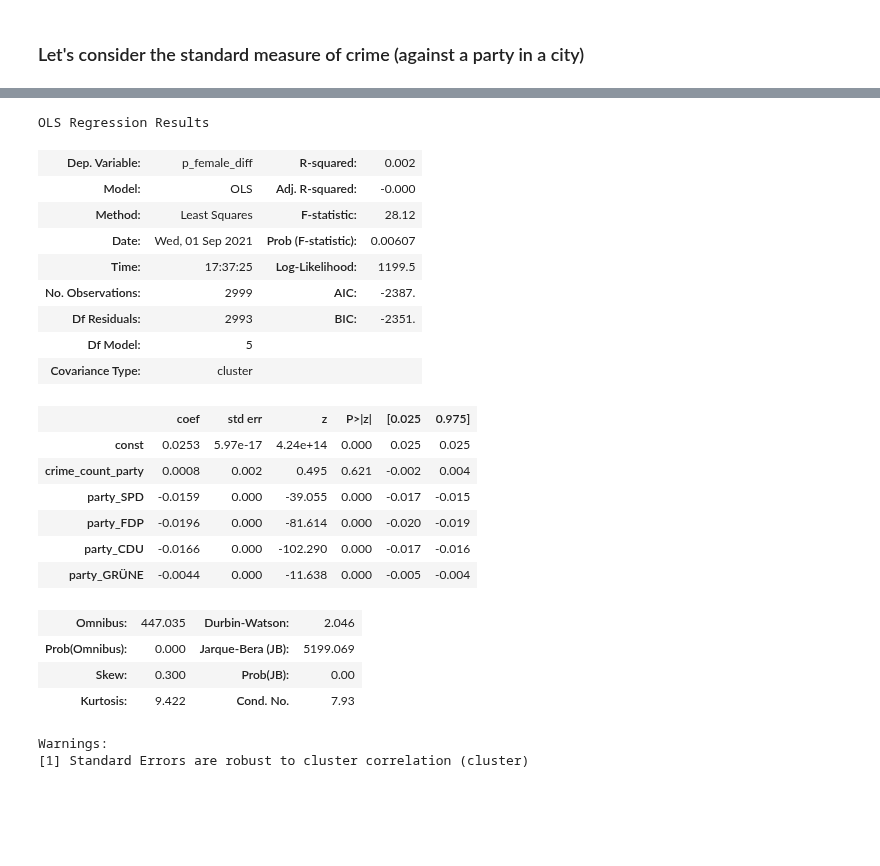
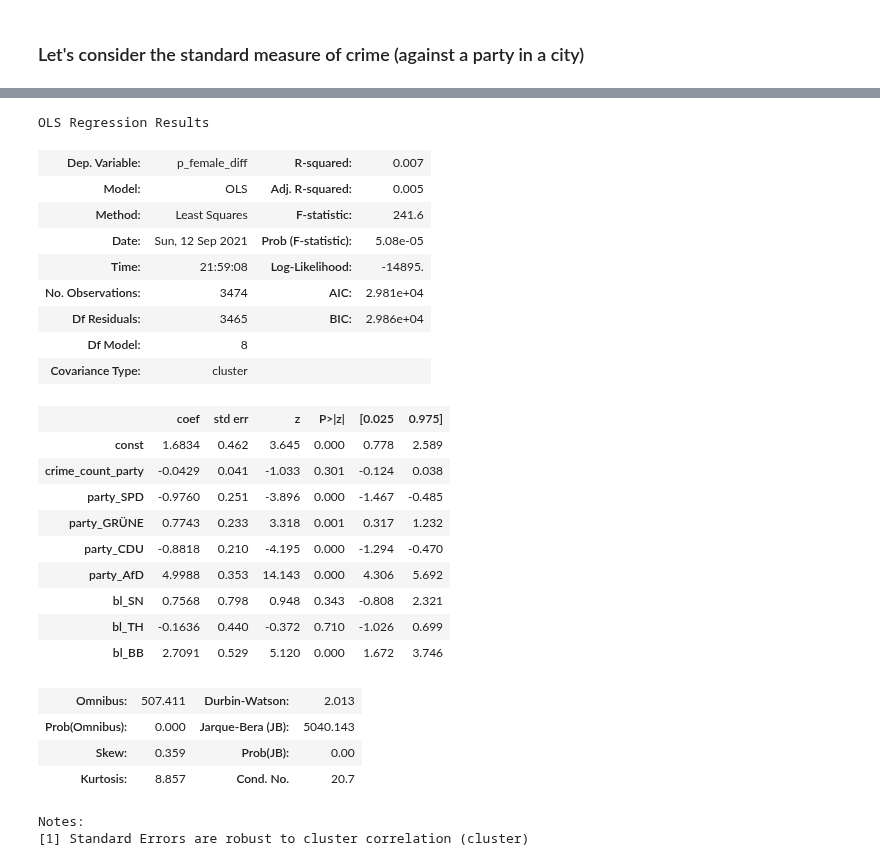
Before and after one commit to mariusgruenewald/pol_viol, a Jupyter notebook: regression.ipynb, the cells around one changed output, grey strips where cells are left out. Saved outputs shown, nothing was run; the diff lists cells and outputs as text; code cells hidden in the pictures; blank space fills up the shorter version.

```diff
--- a/regression.ipynb
+++ b/regression.ipynb
@@ -344,7 +312,7 @@ strong multicollinearity problems or that the design matrix is singular.
 # %%
-X3 = data_panel_party[["crime_count_party", "party_CDU", "party_AfD"]]
-y2 = data_panel_party["p_female_diff"]
+X3 = data_panel_diff[["crime_count_party", "party_GRÜNE", "party_SPD", "party_CDU", "party_FDP", "party_DIE LINKE", 'bl_SN', 'bl_TH', 'bl_BB']]
+y2 = data_panel_diff["p_female_diff"]
 X3 = sm.add_constant(X3)
-model7 = sm.OLS(y2, X3).fit(cov_type='cluster', cov_kwds={'groups': data_panel_diff_nogreens['party']})
+model7 = sm.OLS(y2, X3).fit(cov_type='cluster', cov_kwds={'groups': data_panel_diff['party']})
 model7.summary()
 # %% [output]
@@ -351,0 +346,8 @@ NameError: name 'data_panel_diff_nogreens' is not defined
+# %%
+data_panel_diff["crime_count_no_afd"] = data_panel_diff["crime_count_party"]
+data_panel_diff.loc[(data_panel_diff["party_AfD"]==1), 'crime_count_no_afd'] = 0
+X4 = data_panel_diff[["crime_count_no_afd", "party_SPD", "party_GRÜNE", "party_CDU", "party_AfD", 'bl_SN', 'bl_TH', 'bl_BB']]
+y3 = data_panel_diff["p_female_diff"]
+X4 = sm.add_constant(X4)
+model8 = sm.OLS(y3, X4).fit(cov_type='cluster', cov_kwds={'groups': data_panel_diff['party_lr']})
+model8.summary()
@@ -351,0 +381,8 @@ NameError: name 'data_panel_diff_nogreens' is not defined
+# %%
+data_panel_diff["crime_dummy"] = 0
+data_panel_diff.loc[(data_panel_diff["crime_count_party"]!=0), 'crime_dummy'] = 1
+X3 = data_panel_diff[["crime_dummy", "party_SPD", "party_GRÜNE", "party_CDU", "party_AfD", 'bl_SN', 'bl_TH', 'bl_BB']]
+y = data_panel_diff["p_female_diff"]
+X3 = sm.add_constant(X3)
+model9 = sm.OLS(y, X3).fit(cov_type='cluster', cov_kwds={'groups': data_panel_diff['state']})
+model9.summary()
@@ -351,0 +416,6 @@ NameError: name 'data_panel_diff_nogreens' is not defined
+# %%
+X4 = data_panel_diff[["crime_dummy"]]
+y = data_panel_diff["p_female_diff"]
+X4 = sm.add_constant(X4)
+model10 = sm.OLS(y, X4).fit(cov_type='cluster', cov_kwds={'groups': data_panel_diff['state']})
+model10.summary()
@@ -352,31 +442,34 @@ NameError: name 'data_panel_diff_nogreens' is not defined
 # %%
-data_panel_diff_balanced_noafd = data_panel_diff[data_panel_diff['party_AfD'] != 1]
-X4 = data_panel_diff_balanced_noafd[["crime_count_party", "party_SPD", "party_FDP", "party_CDU", "party_GRÜNE"]]
+data_panel_diff_balanced_noafd = data_panel_diff[data_panel_diff['party_FDP'] != 1]
+X4 = data_panel_diff_balanced_noafd[["crime_count_party", "party_SPD", "party_GRÜNE", "party_CDU", "party_AfD", 'bl_SN', 'bl_TH', 'bl_BB']]
 y3 = data_panel_diff_balanced_noafd["p_female_diff"]
 X4 = sm.add_constant(X4)
 model6 = sm.OLS(y3, X4).fit(cov_type='cluster', cov_kwds={'groups': data_panel_diff_balanced_noafd['party']})
 model6.summary()
 # %% [output]
 OLS Regression Results
-| Dep. Variable: | p_female_diff | R-squared: | 0.002 |
-| Model: | OLS | Adj. R-squared: | -0.000 |
-| Method: | Least Squares | F-statistic: | 28.12 |
-| Date: | Wed, 01 Sep 2021 | Prob (F-statistic): | 0.00607 |
-| Time: | 17:37:25 | Log-Likelihood: | 1199.5 |
-| No. Observations: | 2999 | AIC: | -2387. |
-| Df Residuals: | 2993 | BIC: | -2351. |
-| Df Model: | 5 |  |  |
+| Dep. Variable: | p_female_diff | R-squared: | 0.007 |
+| Model: | OLS | Adj. R-squared: | 0.005 |
+| Method: | Least Squares | F-statistic: | 241.6 |
+| Date: | Sun, 12 Sep 2021 | Prob (F-statistic): | 5.08e-05 |
+| Time: | 21:59:08 | Log-Likelihood: | -14895. |
+| No. Observations: | 3474 | AIC: | 2.981e+04 |
+| Df Residuals: | 3465 | BIC: | 2.986e+04 |
+| Df Model: | 8 |  |  |
 | Covariance Type: | cluster |  |  |
 |  | coef | std err | z | P>|z| | [0.025 | 0.975] |
-| const | 0.0253 | 5.97e-17 | 4.24e+14 | 0.000 | 0.025 | 0.025 |
-| crime_count_party | 0.0008 | 0.002 | 0.495 | 0.621 | -0.002 | 0.004 |
-| party_SPD | -0.0159 | 0.000 | -39.055 | 0.000 | -0.017 | -0.015 |
-| party_FDP | -0.0196 | 0.000 | -81.614 | 0.000 | -0.020 | -0.019 |
-| party_CDU | -0.0166 | 0.000 | -102.290 | 0.000 | -0.017 | -0.016 |
-| party_GRÜNE | -0.0044 | 0.000 | -11.638 | 0.000 | -0.005 | -0.004 |
+| const | 1.6834 | 0.462 | 3.645 | 0.000 | 0.778 | 2.589 |
+| crime_count_party | -0.0429 | 0.041 | -1.033 | 0.301 | -0.124 | 0.038 |
+| party_SPD | -0.9760 | 0.251 | -3.896 | 0.000 | -1.467 | -0.485 |
+| party_GRÜNE | 0.7743 | 0.233 | 3.318 | 0.001 | 0.317 | 1.232 |
+| party_CDU | -0.8818 | 0.210 | -4.195 | 0.000 | -1.294 | -0.470 |
+| party_AfD | 4.9988 | 0.353 | 14.143 | 0.000 | 4.306 | 5.692 |
+| bl_SN | 0.7568 | 0.798 | 0.948 | 0.343 | -0.808 | 2.321 |
+| bl_TH | -0.1636 | 0.440 | -0.372 | 0.710 | -1.026 | 0.699 |
+| bl_BB | 2.7091 | 0.529 | 5.120 | 0.000 | 1.672 | 3.746 |
-| Omnibus: | 447.035 | Durbin-Watson: | 2.046 |
-| Prob(Omnibus): | 0.000 | Jarque-Bera (JB): | 5199.069 |
-| Skew: | 0.300 | Prob(JB): | 0.00 |
-| Kurtosis: | 9.422 | Cond. No. | 7.93 |
+| Omnibus: | 507.411 | Durbin-Watson: | 2.013 |
+| Prob(Omnibus): | 0.000 | Jarque-Bera (JB): | 5040.143 |
+| Skew: | 0.359 | Prob(JB): | 0.00 |
+| Kurtosis: | 8.857 | Cond. No. | 20.7 |
-Warnings:
+Notes:
 [1] Standard Errors are robust to cluster correlation (cluster)
```
Also changed, not shown: parts of 23 cells of this notebook, 2 other files.
